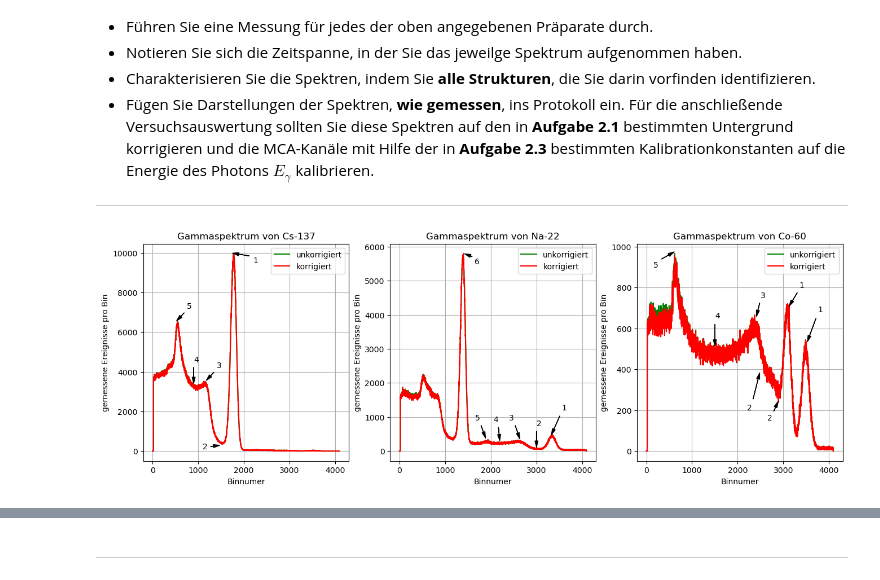
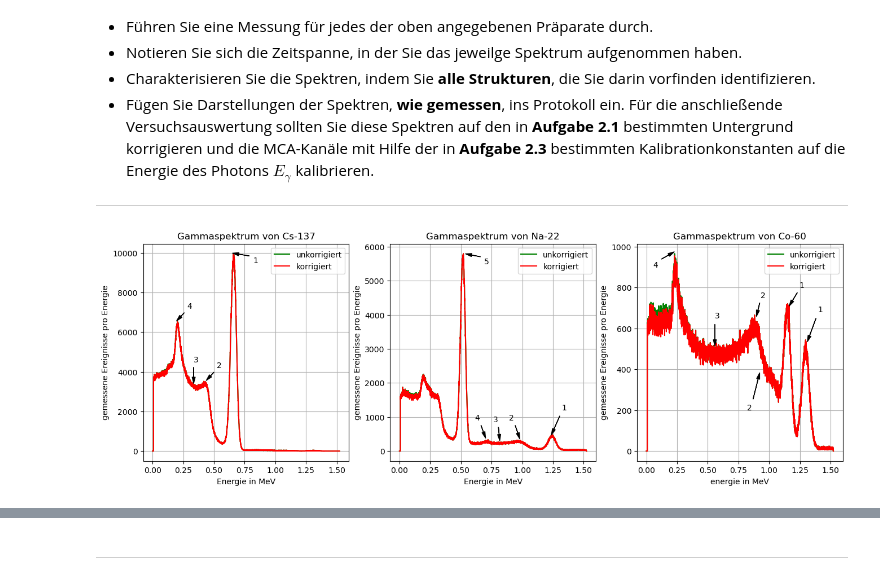
Before and after one commit to MRNock04/P2, a Jupyter notebook: Gammaspektroskopie/Gammaspektroskopie.ipynb, the cells around one changed output, grey strips where cells are left out. Cells and saved outputs as stored; diff of their text form; code cells hidden in the pictures.

```diff
--- a/Gammaspektroskopie/Gammaspektroskopie.ipynb
+++ b/Gammaspektroskopie/Gammaspektroskopie.ipynb
@@ -235,6 +235,10 @@ Im oben dargestellten Diagramm ist die Aufzeichnung der Hintergrundstrahlung üb
 
 ---
 # %%
+# definieren der x-Korrdianten
+m = 0.000372
+x = m * np.arange(4096)
+
 # definieren der Pfeileigenschaften
 arrowprops = dict(facecolor='black',shrink=0.1,width=0.2,headwidth=4.,headlength=8.)
 
@@ -246,64 +250,61 @@ korr_co = hist_co-hist_bgd/3
 # plotten in einer figure
 fig_2 = plt.figure(figsize = (16,5))
 ax = fig_2.add_subplot(1,3,1)
 ay = fig_2.add_subplot(1,3,2)
 az = fig_2.add_subplot(1,3,3)
 
-ax.plot(hist_cs,'g', label='unkorrigiert')
-ay.plot(hist_na,'g', label='unkorrigiert')
-az.plot(hist_co,'g', label='unkorrigiert')
+ax.plot(x,hist_cs,'g', label='unkorrigiert')
+ay.plot(x,hist_na,'g', label='unkorrigiert')
+az.plot(x,hist_co,'g', label='unkorrigiert')
 
-ax.plot(korr_cs,'r', label='korrigiert')
-ay.plot(korr_na,'r', label='korrigiert')
-az.plot(korr_co,'r', label='korrigiert')
+ax.plot(x,korr_cs,'r', label='korrigiert')
+ay.plot(x,korr_na,'r', label='korrigiert')
+az.plot(x,korr_co,'r', label='korrigiert')
 
 # schön machen des plots
 ax.set_title('Gammaspektrum von Cs-137')
 ay.set_title('Gammaspektrum von Na-22')
 az.set_title('Gammaspektrum von Co-60')
 
 # nummerierung der einzelnen Teile des Spektrums
-ax.annotate('1', xy=(1700,10000),xytext=(2200.,9500.),arrowprops=arrowprops)
-ax.annotate('2', xy=(1500,300),xytext=(1100.,100.),arrowprops=arrowprops)
-ax.annotate('3', xy=(1150,3500),xytext=(1400.,4200.),arrowprops=arrowprops)
-ax.annotate('4', xy=(900,3300),xytext=(900.,4500.),arrowprops=arrowprops)
-ax.annotate('5', xy=(500,6500),xytext=(750.,7200.),arrowprops=arrowprops)
+ax.annotate('1', xy=(x[1700],10000),xytext=(x[2200],9500.),arrowprops=arrowprops)
+ax.annotate('2', xy=(x[1150],3500),xytext=(x[1400],4200.),arrowprops=arrowprops)
+ax.annotate('3', xy=(x[900],3300),xytext=(x[900],4500.),arrowprops=arrowprops)
+ax.annotate('4', xy=(x[500],6500),xytext=(x[750],7200.),arrowprops=arrowprops)
 
 
-ay.annotate('1', xy=(3300,400),xytext=(3550.,1200.),arrowprops=arrowprops)
-ay.annotate('2', xy=(3000,50),xytext=(3000.,750.),arrowprops=arrowprops)
-ay.annotate('3', xy=(2650,300),xytext=(2400.,900.),arrowprops=arrowprops)
-ay.annotate('4', xy=(2200,250),xytext=(2050.,850.),arrowprops=arrowprops)
-ay.annotate('5', xy=(1900,330),xytext=(1650.,900.),arrowprops=arrowprops)
-ay.annotate('6', xy=(1400,5800),xytext=(1650,5500),arrowprops=arrowprops)
+ay.annotate('1', xy=(x[3300],400),xytext=(x[3550],1200.),arrowprops=arrowprops)
+ay.annotate('2', xy=(x[2650],300),xytext=(x[2400],900.),arrowprops=arrowprops)
+ay.annotate('3', xy=(x[2200],250),xytext=(x[2050],850.),arrowprops=arrowprops)
+ay.annotate('4', xy=(x[1900],330),xytext=(x[1650],900.),arrowprops=arrowprops)
+ay.annotate('5', xy=(x[1400],5800),xytext=(x[1850],5500),arrowprops=arrowprops)
 
-az.annotate('1', xy=(3100,700),xytext=(3350,800),arrowprops=arrowprops)
-az.annotate('1', xy=(3500,520),xytext=(3750,680),arrowprops=arrowprops)
-az.annotate('2', xy=(2900,250),xytext=(2650,150),arrowprops=arrowprops)
-az.annotate('3', xy=(2400,650),xytext=(2500,750),arrowprops=arrowprops)
-az.annotate('4', xy=(1500,500),xytext=(1500,650),arrowprops=arrowprops)
-az.annotate('5', xy=(650,980),xytext=(150,900),arrowprops=arrowprops)
-az.annotate('2', xy=(2500,400),xytext=(2200,200),arrowprops=arrowprops)
+az.annotate('1', xy=(x[3100],700),xytext=(x[3350],800),arrowprops=arrowprops)
+az.annotate('1', xy=(x[3500],520),xytext=(x[3750],680),arrowprops=arrowprops)
+az.annotate('2', xy=(x[2400],650),xytext=(x[2500],750),arrowprops=arrowprops)
+az.annotate('3', xy=(x[1500],500),xytext=(x[1500],650),arrowprops=arrowprops)
+az.annotate('4', xy=(x[650],980),xytext=(x[150],900),arrowprops=arrowprops)
+az.annotate('2', xy=(x[2500],400),xytext=(x[2200],200),arrowprops=arrowprops)
 
-ax.set_xlabel('Binnumer')
-ay.set_xlabel('Binnumer')
-az.set_xlabel('Binnumer')
+ax.set_xlabel('Energie in MeV')
+ay.set_xlabel('Energie in MeV')
+az.set_xlabel('energie in MeV')
 
-ax.set_ylabel('gemessene Ereignisse pro Bin')
-ay.set_ylabel('gemessene Ereignisse pro Bin')
-az.set_ylabel('gemessene Ereignisse pro Bin')
+ax.set_ylabel('gemessene Ereignisse pro Energie')
+ay.set_ylabel('gemessene Ereignisse pro Energie')
+az.set_ylabel('gemessene Ereignisse pro Energie')
 
 ax.grid()
 ay.grid()
 az.grid()
 
 ax.legend()
 ay.legend()
 az.legend()
 
 plt.show()
 # %% [output]
-[figure, old version]
+[figure, new version]
 # %% [markdown]
 In diesen Diagrammen sind nocheinmal die Spektren der drei Präparate zu sehen, wobei jedoch der Strahlungsuntergrund abgezogen wurde. Die unkorrigierten Graphen sind hinter den eigentlichen in grün zu sehen. Außerdem wurden die $30min.$ über die der Untergrund gemessen wurde um den Faktor 3 heruntergerechnet, damit sich ein passendes Äquivalent ergibt.
 
```
Also changed, not shown: parts of 8 cells of this notebook.
